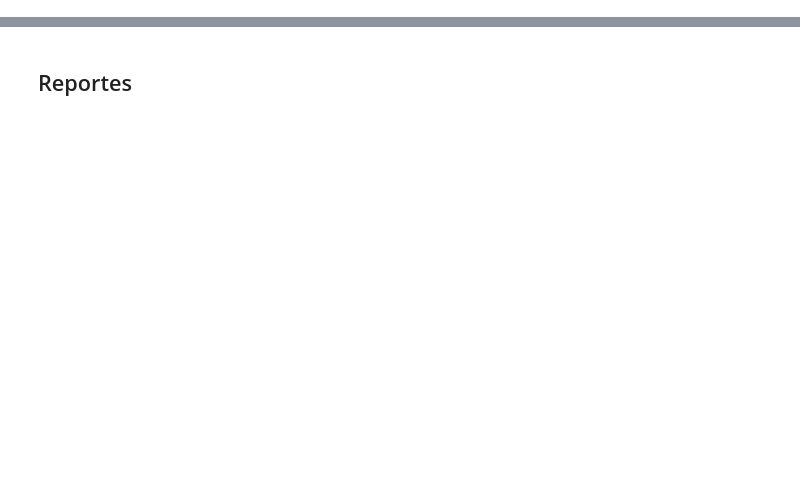
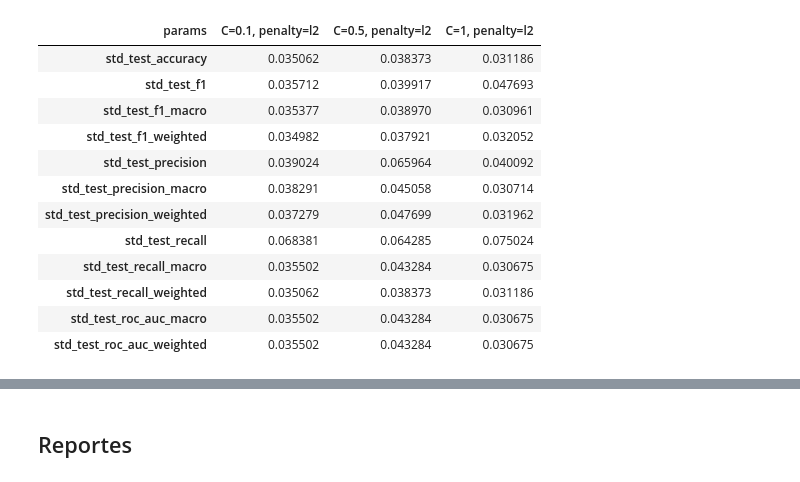
Before and after one commit to macfernandez/eddc-specialization-project, a Jupyter notebook: notebooks/06-model-training.ipynb, the cells around one changed output, grey strips where cells are left out. Cells and saved outputs as stored; diff of their text form; code cells hidden in the pictures; blank space fills up the shorter version.

```diff
--- a/notebooks/06-model-training.ipynb
+++ b/notebooks/06-model-training.ipynb
@@ -49,0 +226,22 @@ nb_proporciones    --- ['y_hat', 'y_hat_proba', 'y_hat_log_proba', 'y_hat_joint_
+# %%
+(
+    results
+    .pivot_table(index=params_columns, values=std_test_columns)
+    .T
+    .style
+    .highlight_min(axis=1, color="blue")
+)
+# %% [output]
+| params | C=0.1, penalty=l2 | C=0.5, penalty=l2 | C=1, penalty=l2 |
+| std_test_accuracy | 0.035062 | 0.038373 | 0.031186 |
+| std_test_f1 | 0.035712 | 0.039917 | 0.047693 |
+| std_test_f1_macro | 0.035377 | 0.038970 | 0.030961 |
+| std_test_f1_weighted | 0.034982 | 0.037921 | 0.032052 |
+| std_test_precision | 0.039024 | 0.065964 | 0.040092 |
+| std_test_precision_macro | 0.038291 | 0.045058 | 0.030714 |
+| std_test_precision_weighted | 0.037279 | 0.047699 | 0.031962 |
+| std_test_recall | 0.068381 | 0.064285 | 0.075024 |
+| std_test_recall_macro | 0.035502 | 0.043284 | 0.030675 |
+| std_test_recall_weighted | 0.035062 | 0.038373 | 0.031186 |
+| std_test_roc_auc_macro | 0.035502 | 0.043284 | 0.030675 |
+| std_test_roc_auc_weighted | 0.035502 | 0.043284 | 0.030675 |
```
Also changed, not shown: parts of 38 cells of this notebook.
